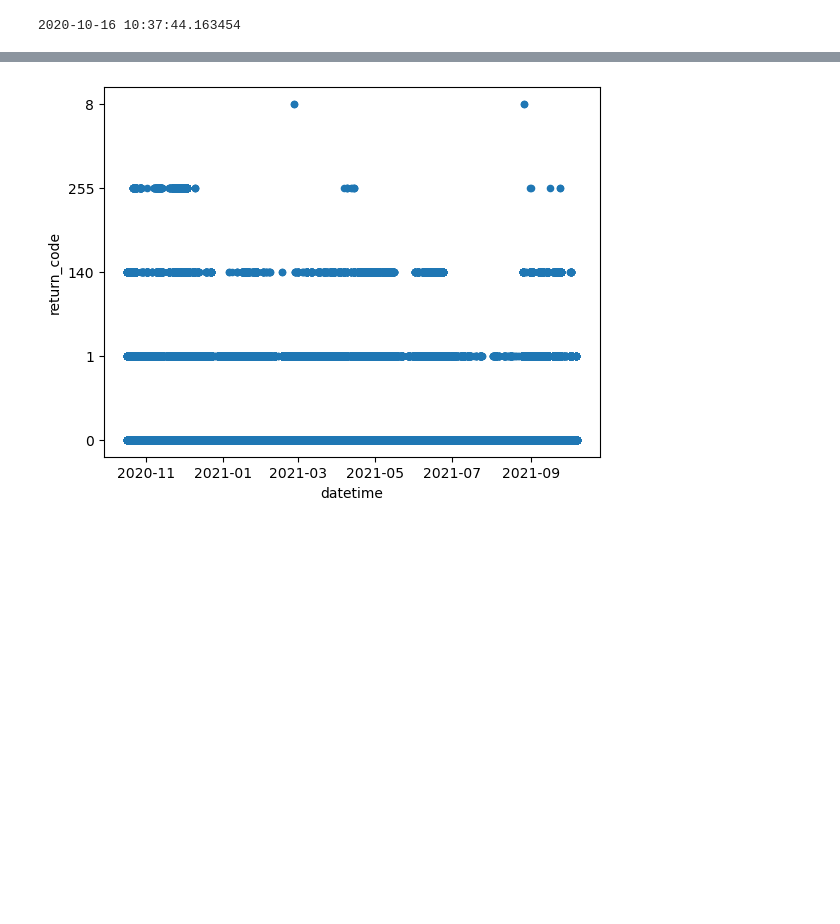
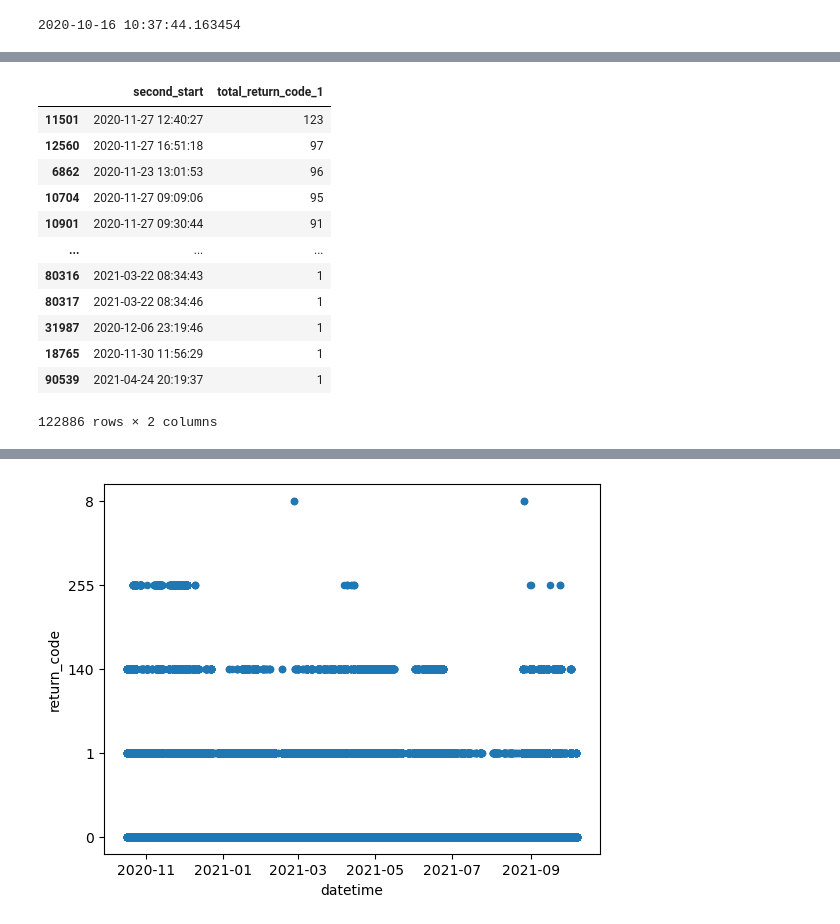
Before and after one commit to nss-data-science-cohort-8/accre-sweet-potato-casserole, a Jupyter notebook: notebooks/AIBranch.ipynb, the cells around one changed output, grey strips where cells are left out. Drawn from its saved outputs; the diff is of its cells as text; code cells hidden in the pictures; blank space fills up the shorter version.

```diff
--- a/notebooks/AIBranch.ipynb
+++ b/notebooks/AIBranch.ipynb
@@ -268 +338,17 @@ ce6_test.head()
+# %%
+ce6_grouped.sort_values('total_return_code_1', ascending=False)
+# %% [output]
+|  | second_start | total_return_code_1 |
+| 11501 | 2020-11-27 12:40:27 | 123 |
+| 12560 | 2020-11-27 16:51:18 | 97 |
+| 6862 | 2020-11-23 13:01:53 | 96 |
+| 10704 | 2020-11-27 09:09:06 | 95 |
+| 10901 | 2020-11-27 09:30:44 | 91 |
+| ... | ... | ... |
+| 80316 | 2021-03-22 08:34:43 | 1 |
+| 80317 | 2021-03-22 08:34:46 | 1 |
+| 31987 | 2020-12-06 23:19:46 | 1 |
+| 18765 | 2020-11-30 11:56:29 | 1 |
+| 90539 | 2021-04-24 20:19:37 | 1 |
+122886 rows × 2 columns
 # %%
```
Also changed, not shown: parts of 10 cells of this notebook, 1 other file.
